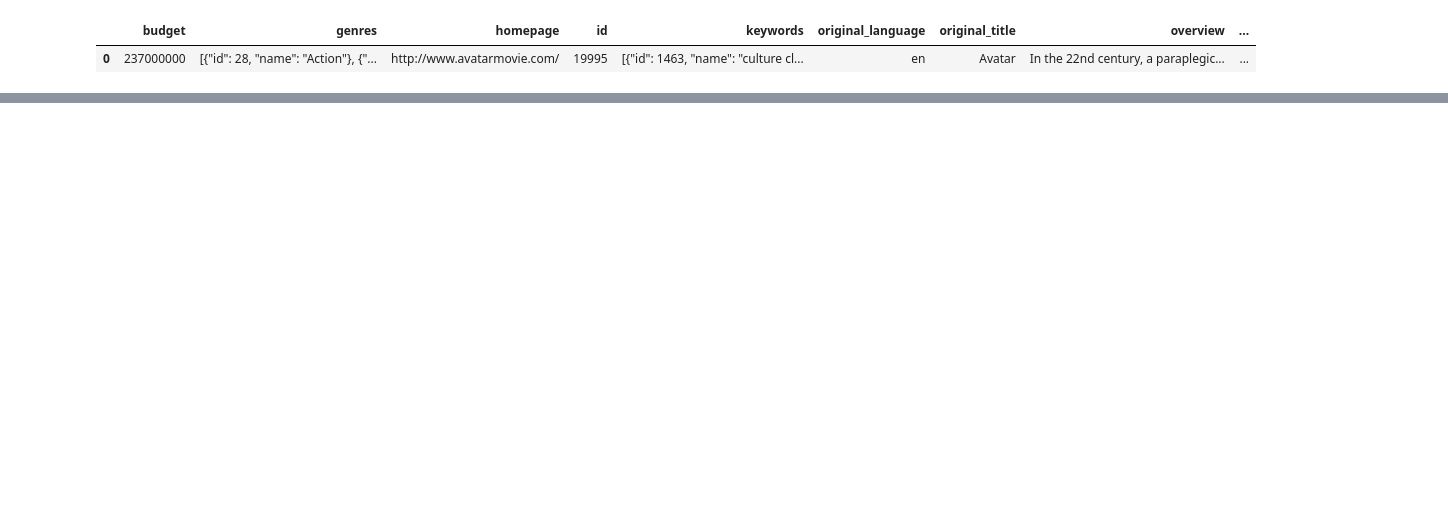
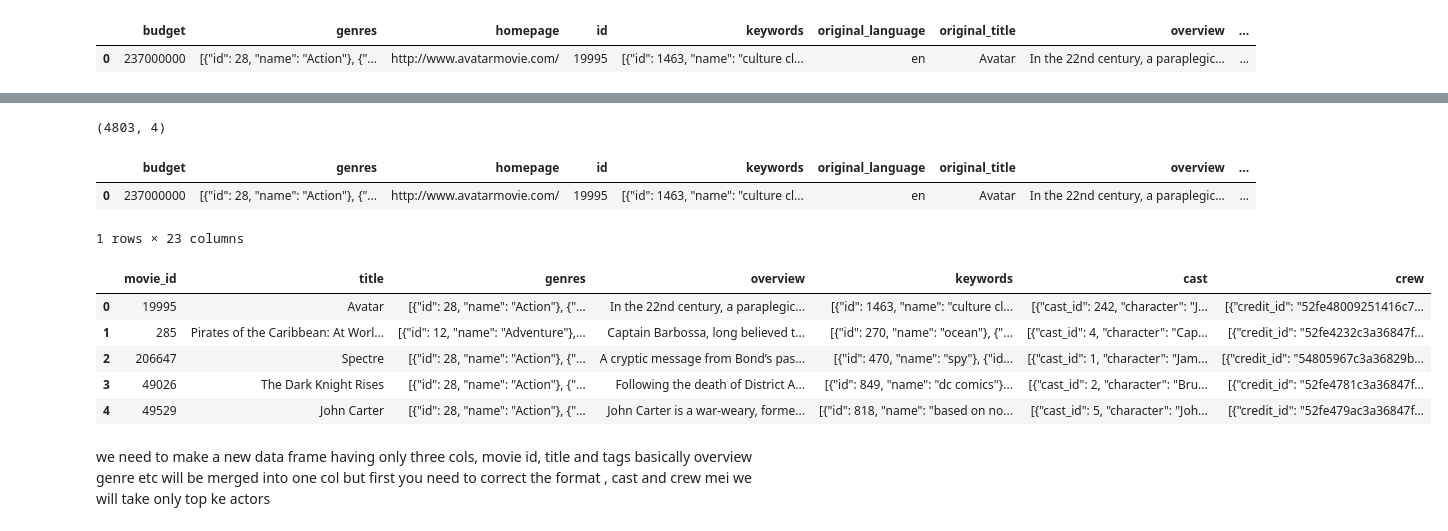
Before and after one commit to oops-moment/Movie-Recommendation-System, a Jupyter notebook: movie-recommender.ipynb, the cells around one changed output, grey strips where cells are left out. Cells and saved outputs as stored; diff of their text form; code cells hidden in the pictures; blank space fills up the shorter version.

```diff
--- a/movie-recommender.ipynb
+++ b/movie-recommender.ipynb
@@ -11,0 +23,14 @@ movies.head(1)
+# %%
+credits.shape
+# %% [output]
+(4803, 4)
+# %%
+movies=movies.merge(credits,on='title')
+# new data set will also be in the movies
+# %%
+movies.head(1)
+# now it will have cast and crew as well
+# %% [output]
+|  | budget | genres | homepage | id | keywords | original_language | original_title | overview | ... |
+| 0 | 237000000 | [{"id": 28, "name": "Action"}, {"... | http://www.avatarmovie.com/ | 19995 | [{"id": 1463, "name": "culture cl... | en | Avatar | In the 22nd century, a paraplegic... | ... |
+1 rows × 23 columns
@@ -11,0 +56,14 @@ movies.head(1)
+# %%
+movies=movies[['movie_id','title','genres','overview','keywords','cast','crew']]
+# %%
+movies.head()
+# %% [output]
+|  | movie_id | title | genres | overview | keywords | cast | crew |
+| 0 | 19995 | Avatar | [{"id": 28, "name": "Action"}, {"... | In the 22nd century, a paraplegic... | [{"id": 1463, "name": "culture cl... | [{"cast_id": 242, "character": "J... | [{"credit_id": "52fe48009251416c7... |
+| 1 | 285 | Pirates of the Caribbean: At Worl... | [{"id": 12, "name": "Adventure"},... | Captain Barbossa, long believed t... | [{"id": 270, "name": "ocean"}, {"... | [{"cast_id": 4, "character": "Cap... | [{"credit_id": "52fe4232c3a36847f... |
+| 2 | 206647 | Spectre | [{"id": 28, "name": "Action"}, {"... | A cryptic message from Bond’s pas... | [{"id": 470, "name": "spy"}, {"id... | [{"cast_id": 1, "character": "Jam... | [{"credit_id": "54805967c3a36829b... |
+| 3 | 49026 | The Dark Knight Rises | [{"id": 28, "name": "Action"}, {"... | Following the death of District A... | [{"id": 849, "name": "dc comics"}... | [{"cast_id": 2, "character": "Bru... | [{"credit_id": "52fe4781c3a36847f... |
+| 4 | 49529 | John Carter | [{"id": 28, "name": "Action"}, {"... | John Carter is a war-weary, forme... | [{"id": 818, "name": "based on no... | [{"cast_id": 5, "character": "Joh... | [{"credit_id": "52fe479ac3a36847f... |
+# %% [markdown]
+we need to make a new data frame having only three cols, movie id, title and tags basically overview genre etc will be merged into one col
+but first you need to correct the format , cast and crew mei we will take only top ke actors
```
Also changed, not shown: parts of 14 cells of this notebook.
